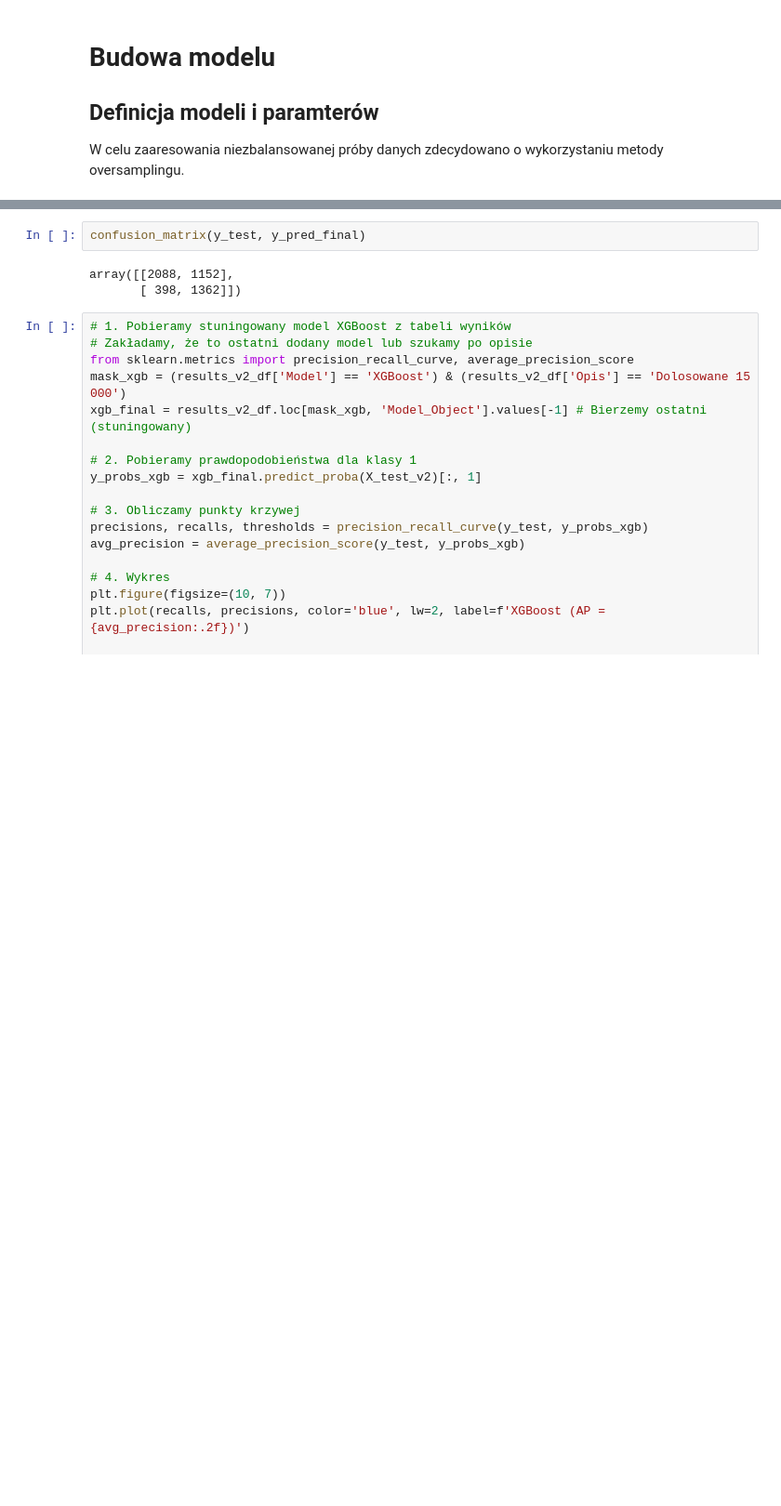
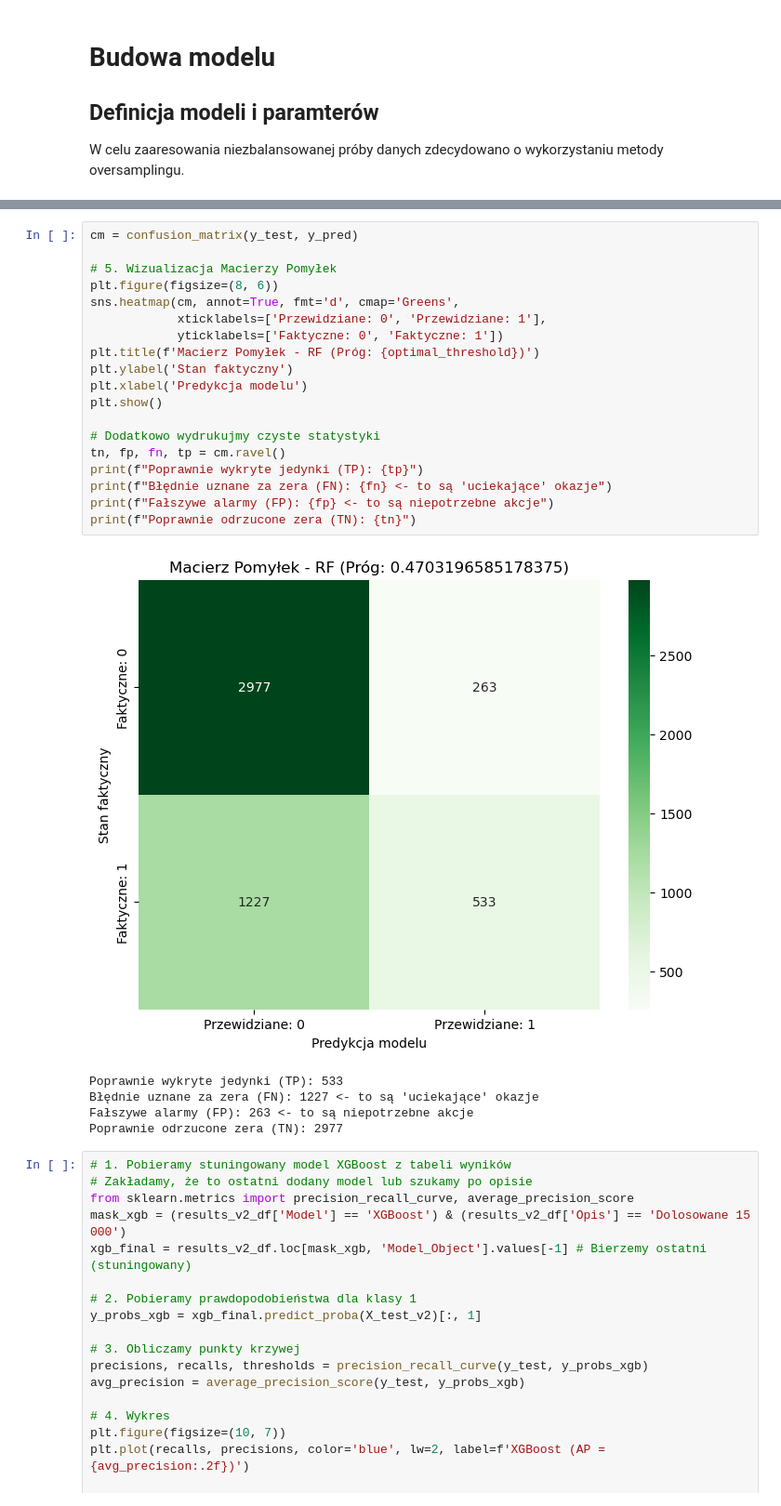
Before and after one commit to malgorzatakukielka/default, a Jupyter notebook: analiza.ipynb, the cells around one changed output, grey strips where cells are left out. Shown at 93% size. Drawn from its saved outputs; the diff is of its cells as text; blank space fills up the shorter version.

```diff
--- a/analiza.ipynb
+++ b/analiza.ipynb
@@ -587,8 +567,28 @@ weighted avg       0.73      0.69      0.70      5000
 # %%
-confusion_matrix(y_test, y_pred_final)
+cm = confusion_matrix(y_test, y_pred)
+
+# 5. Wizualizacja Macierzy Pomyłek
+plt.figure(figsize=(8, 6))
+sns.heatmap(cm, annot=True, fmt='d', cmap='Greens',
+            xticklabels=['Przewidziane: 0', 'Przewidziane: 1'],
+            yticklabels=['Faktyczne: 0', 'Faktyczne: 1'])
+plt.title(f'Macierz Pomyłek - RF (Próg: {optimal_threshold})')
+plt.ylabel('Stan faktyczny')
+plt.xlabel('Predykcja modelu')
+plt.show()
+
+# Dodatkowo wydrukujmy czyste statystyki
+tn, fp, fn, tp = cm.ravel()
+print(f"Poprawnie wykryte jedynki (TP): {tp}")
+print(f"Błędnie uznane za zera (FN): {fn} <- to są 'uciekające' okazje")
+print(f"Fałszywe alarmy (FP): {fp} <- to są niepotrzebne akcje")
+print(f"Poprawnie odrzucone zera (TN): {tn}")
 # %% [output]
+[figure, added]
-array([[2088, 1152],
-       [ 398, 1362]])
+Poprawnie wykryte jedynki (TP): 533
+Błędnie uznane za zera (FN): 1227 <- to są 'uciekające' okazje
+Fałszywe alarmy (FP): 263 <- to są niepotrzebne akcje
+Poprawnie odrzucone zera (TN): 2977
 # %%
 # 1. Pobieramy stuningowany model XGBoost z tabeli wyników
 # Zakładamy, że to ostatni dodany model lub szukamy po opisie
```
Also changed, not shown: parts of 8 cells of this notebook.
